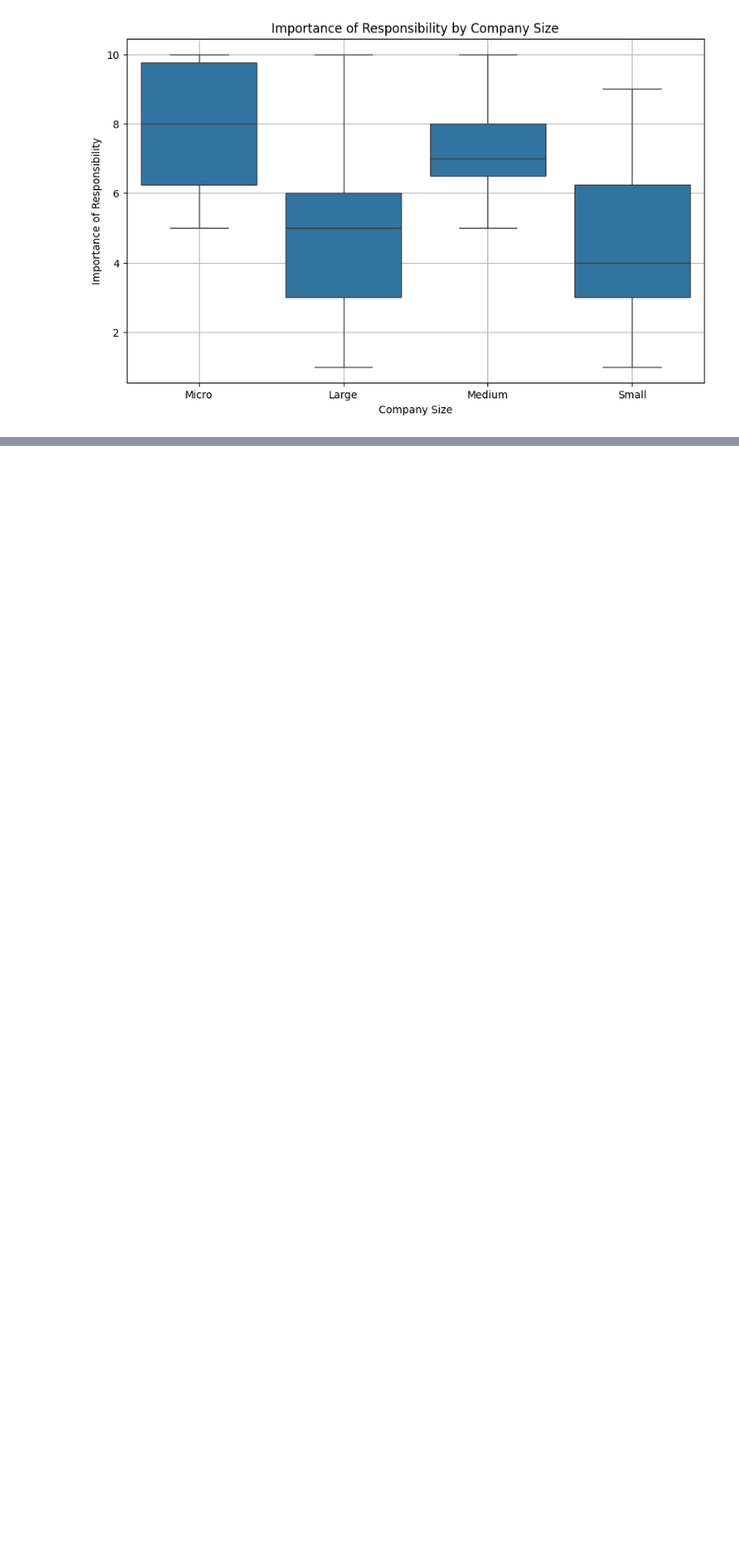
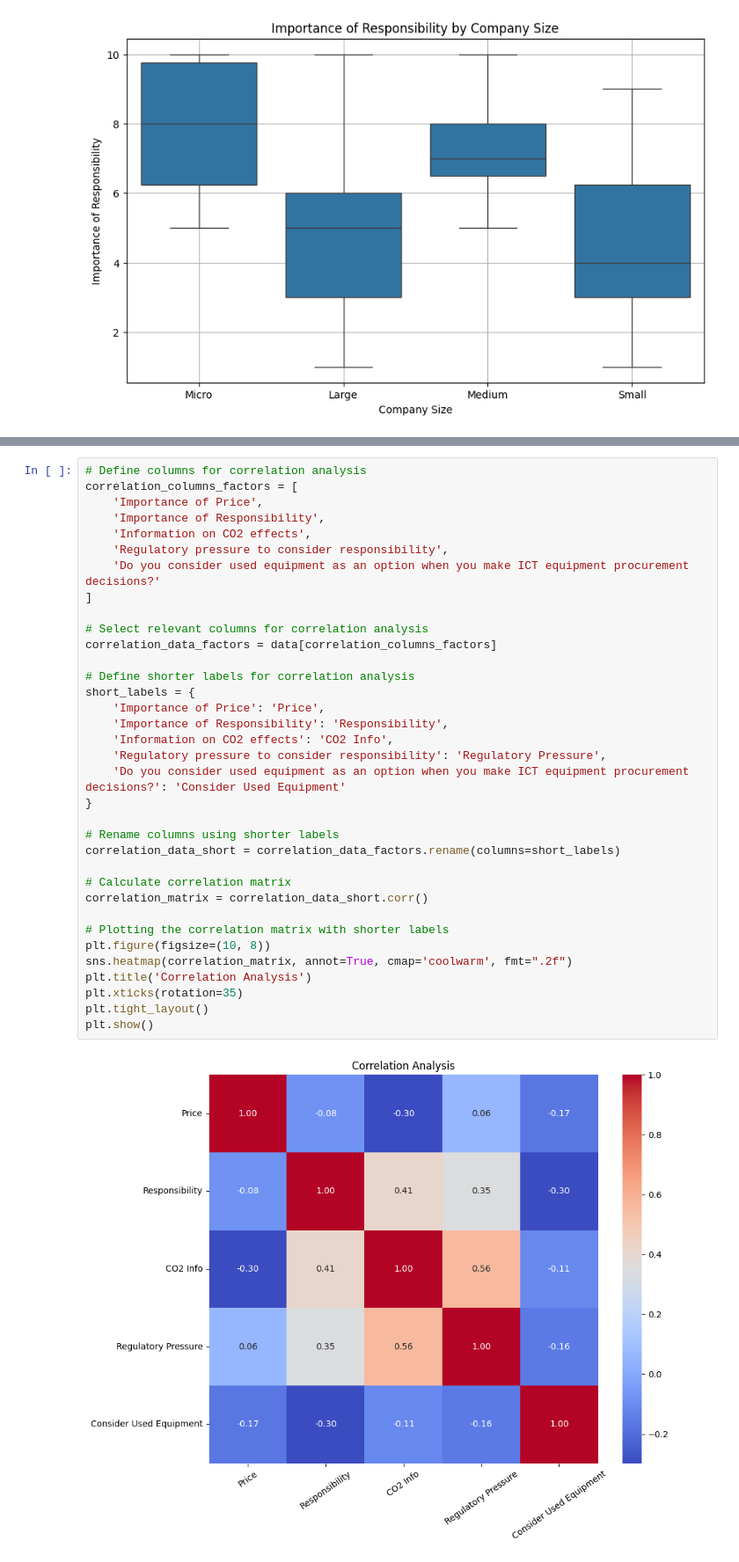
Before and after one commit to ProArif/Thesis, a Jupyter notebook: SurveyAnalysis.ipynb, the cells around one changed output, grey strips where cells are left out. Shown at 88% size. Drawn from its saved outputs; the diff is of its cells as text; blank space fills up the shorter version.

```diff
--- a/SurveyAnalysis.ipynb
+++ b/SurveyAnalysis.ipynb
@@ -692,3 +825,40 @@ P-value: 0.0017622923142750053
+# %%
+# Define columns for correlation analysis
+correlation_columns_factors = [
+    'Importance of Price',
+    'Importance of Responsibility',
+    'Information on CO2 effects',
+    'Regulatory pressure to consider responsibility',
+    'Do you consider used equipment as an option when you make ICT equipment procurement decisions?'
+]
+
+# Select relevant columns for correlation analysis
+correlation_data_factors = data[correlation_columns_factors]
+
+# Define shorter labels for correlation analysis
+short_labels = {
+    'Importance of Price': 'Price',
+    'Importance of Responsibility': 'Responsibility',
+    'Information on CO2 effects': 'CO2 Info',
+    'Regulatory pressure to consider responsibility': 'Regulatory Pressure',
+    'Do you consider used equipment as an option when you make ICT equipment procurement decisions?': 'Consider Used Equipment'
+}
+
+# Rename columns using shorter labels
+correlation_data_short = correlation_data_factors.rename(columns=short_labels)
+
+# Calculate correlation matrix
+correlation_matrix = correlation_data_short.corr()
+
+# Plotting the correlation matrix with shorter labels
+plt.figure(figsize=(10, 8))
+sns.heatmap(correlation_matrix, annot=True, cmap='coolwarm', fmt=".2f")
+plt.title('Correlation Analysis')
+plt.xticks(rotation=35)
+plt.tight_layout()
+plt.show()
+# %% [output]
+[figure, added]
 # %% [markdown]
 # Based on the mean importance scores:
 
```
Also changed, not shown: parts of 7 cells of this notebook.
